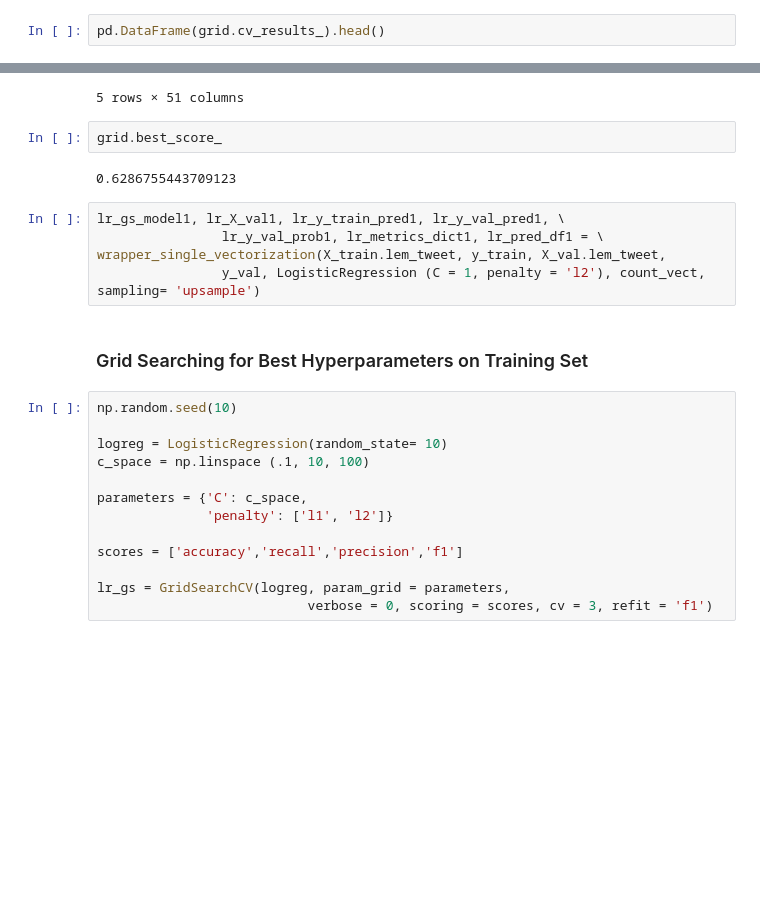
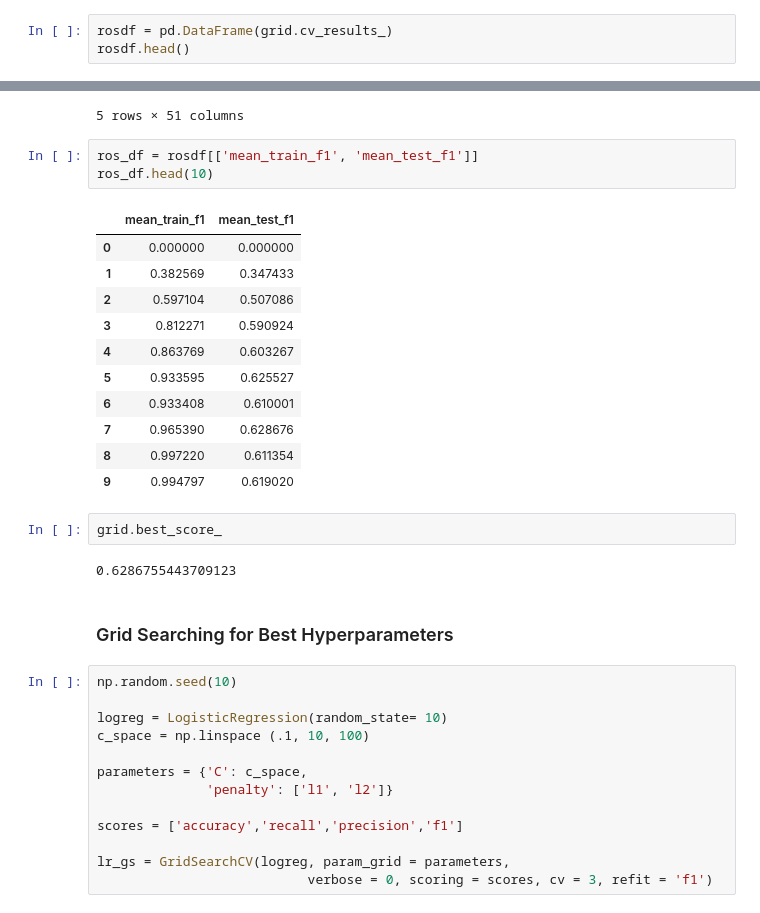
Before and after one commit to mguptaphd/Twitter-Hate-Classification-Project, a Jupyter notebook: Preliminary_Model_Comparisons-Copy1.ipynb, the cells around one changed output, grey strips where cells are left out. Saved outputs shown, nothing was run; the diff lists cells and outputs as text; blank space fills up the shorter version.

```diff
--- a/Preliminary_Model_Comparisons-Copy1.ipynb
+++ b/Preliminary_Model_Comparisons-Copy1.ipynb
@@ -439,7 +439,8 @@ grid.best_params_
 # %% [output]
 {'logisticregression__C': 1, 'logisticregression__penalty': 'l2'}
 # %%
-pd.DataFrame(grid.cv_results_).head()
+rosdf = pd.DataFrame(grid.cv_results_)
+rosdf.head()
 # %% [output]
 |  | mean_fit_time | std_fit_time | mean_score_time | std_score_time | param_logisticregression__C | ... |
 | 0 | 0.839176 | 0.005772 | 1.273821 | 0.095428 | 0.001 | ... |
@@ -448,17 +449,27 @@ pd.DataFrame(grid.cv_results_).head()
 | 3 | 1.487220 | 0.176811 | 1.150906 | 0.004143 | 0.1 | ... |
 | 4 | 1.246218 | 0.144490 | 1.239258 | 0.033646 | 0.5 | ... |
 5 rows × 51 columns
+# %%
+ros_df = rosdf[['mean_train_f1', 'mean_test_f1']]
+ros_df.head(10)
+# %% [output]
+|  | mean_train_f1 | mean_test_f1 |
+| 0 | 0.000000 | 0.000000 |
+| 1 | 0.382569 | 0.347433 |
+| 2 | 0.597104 | 0.507086 |
+| 3 | 0.812271 | 0.590924 |
+| 4 | 0.863769 | 0.603267 |
+| 5 | 0.933595 | 0.625527 |
+| 6 | 0.933408 | 0.610001 |
+| 7 | 0.965390 | 0.628676 |
+| 8 | 0.997220 | 0.611354 |
+| 9 | 0.994797 | 0.619020 |
 # %%
 grid.best_score_
 # %% [output]
 0.6286755443709123
-# %%
-lr_gs_model1, lr_X_val1, lr_y_train_pred1, lr_y_val_pred1, \
-                lr_y_val_prob1, lr_metrics_dict1, lr_pred_df1 = \
-wrapper_single_vectorization(X_train.lem_tweet, y_train, X_val.lem_tweet,
-                y_val, LogisticRegression (C = 1, penalty = 'l2'), count_vect, sampling= 'upsample')
 # %% [markdown]
-### Grid Searching for Best Hyperparameters on Training Set
+### Grid Searching for Best Hyperparameters
 # %%
 np.random.seed(10)
 
```
Also changed, not shown: parts of 2 cells of this notebook, 1 other file.
